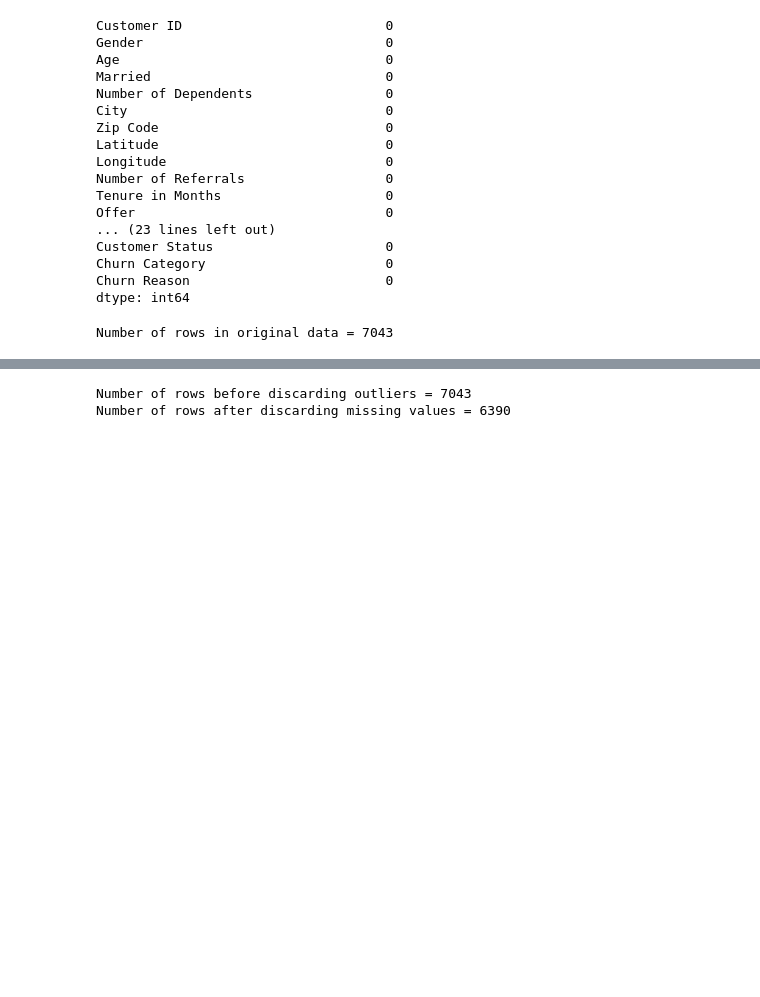
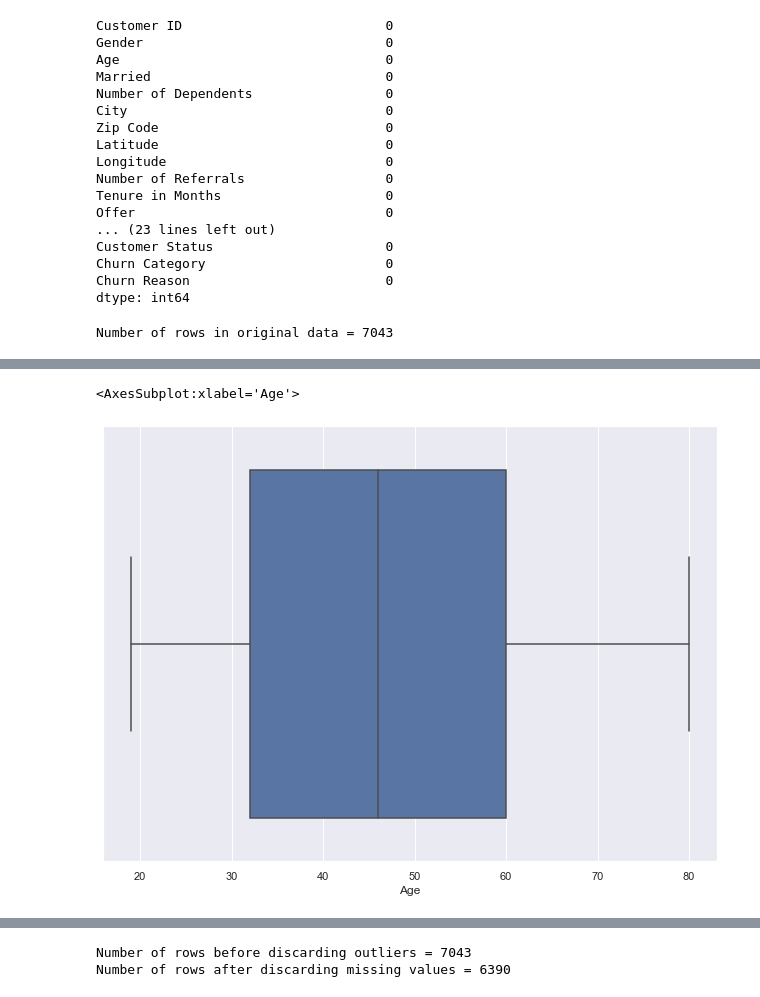
Before and after one commit to USD-502-FinalProject/502-Summer2022-FinalProject, a Jupyter notebook: 1_DataPreprocessing.ipynb, the cells around one changed output, grey strips where cells are left out. Drawn from its saved outputs; the diff is of its cells as text; code cells hidden in the pictures; blank space fills up the shorter version.

```diff
--- a/1_DataPreprocessing.ipynb
+++ b/1_DataPreprocessing.ipynb
@@ -290,0 +337,7 @@ df2.boxplot(figsize=(20, 20))
+# %%
+###Use SNS boxplots to further observes with attributes have outliers
+#.(VS) (all boxes created by VS)
+sns.boxplot(x=df['Age'])
+# %% [output]
+<AxesSubplot:xlabel='Age'>
+[figure, added]
```
Also changed, not shown: parts of 51 cells of this notebook.
